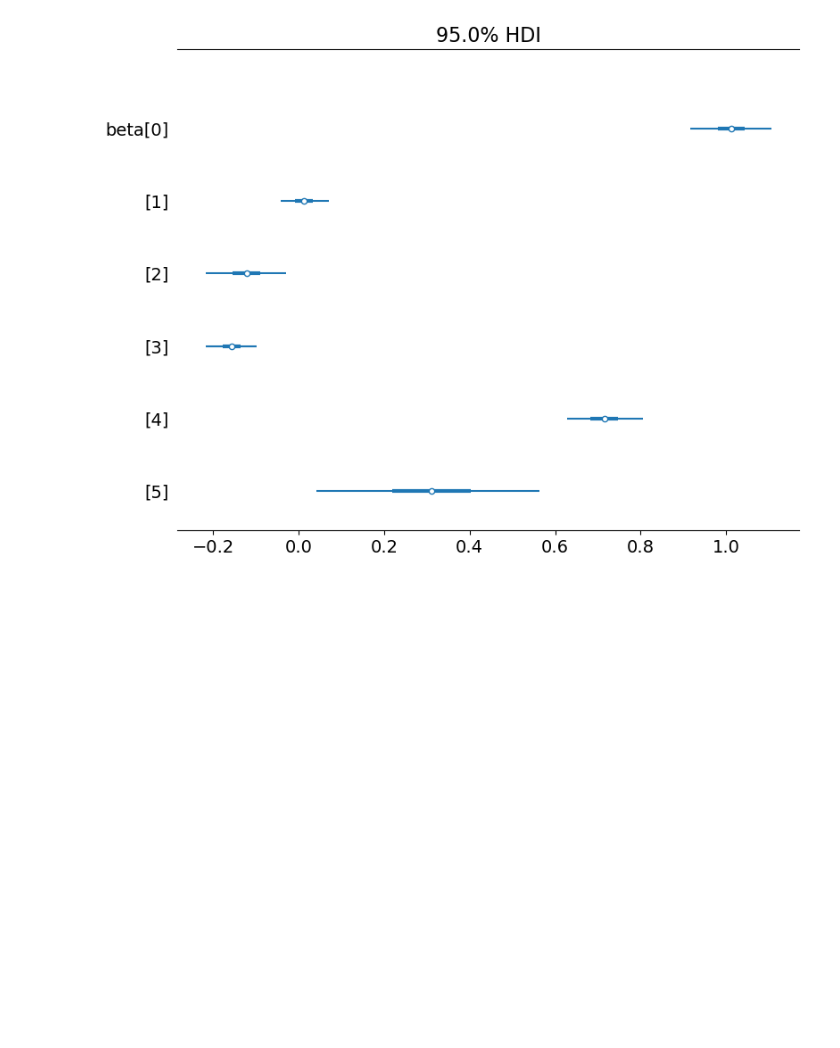
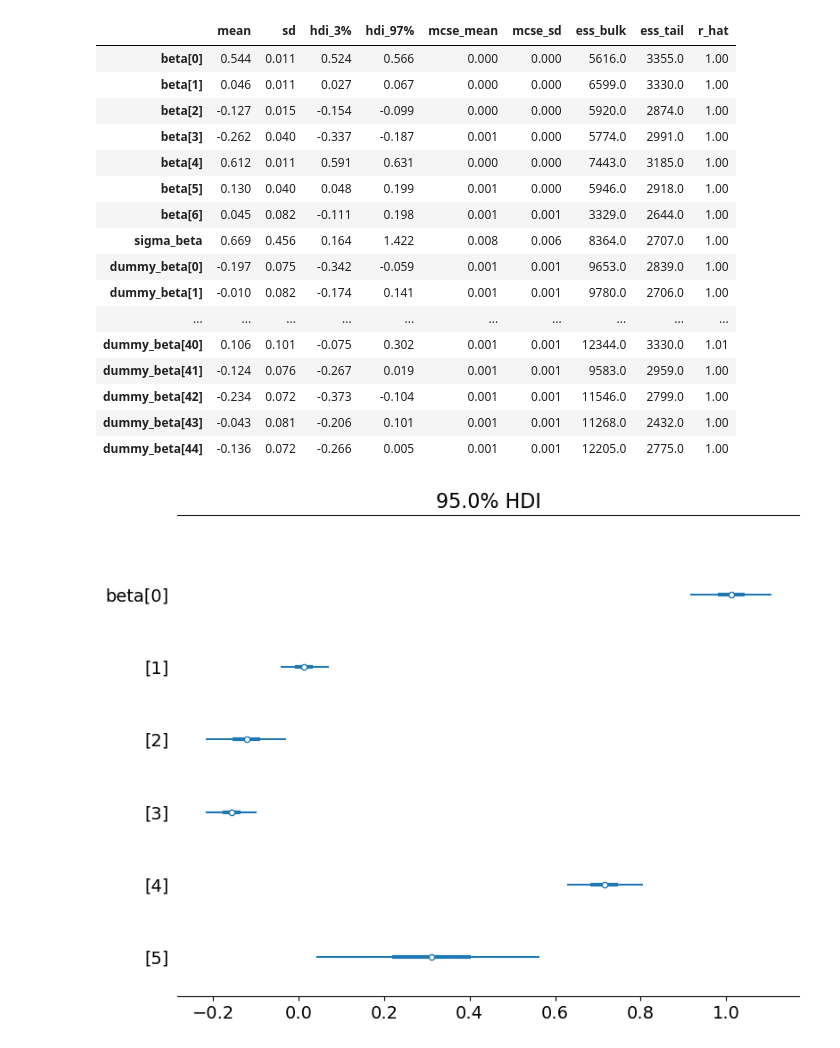
Before and after one commit to venanzjones/Bayesian_Project, a Jupyter notebook: main/Modello/plots.ipynb, the cells around one changed output. Drawn from its saved outputs; the diff is of its cells as text; code cells hidden in the pictures; blank space fills up the shorter version.

```diff
--- a/main/Modello/plots.ipynb
+++ b/main/Modello/plots.ipynb
@@ -21,0 +35,20 @@ p120 = az.from_cmdstanpy(fit120)
+# %%
+az.summary(p120, var_names=["beta"], filter_vars="like")
+# %% [output]
+|  | mean | sd | hdi_3% | hdi_97% | mcse_mean | mcse_sd | ess_bulk | ess_tail | r_hat |
+| beta[0] | 0.544 | 0.011 | 0.524 | 0.566 | 0.000 | 0.000 | 5616.0 | 3355.0 | 1.00 |
+| beta[1] | 0.046 | 0.011 | 0.027 | 0.067 | 0.000 | 0.000 | 6599.0 | 3330.0 | 1.00 |
+| beta[2] | -0.127 | 0.015 | -0.154 | -0.099 | 0.000 | 0.000 | 5920.0 | 2874.0 | 1.00 |
+| beta[3] | -0.262 | 0.040 | -0.337 | -0.187 | 0.001 | 0.000 | 5774.0 | 2991.0 | 1.00 |
+| beta[4] | 0.612 | 0.011 | 0.591 | 0.631 | 0.000 | 0.000 | 7443.0 | 3185.0 | 1.00 |
+| beta[5] | 0.130 | 0.040 | 0.048 | 0.199 | 0.001 | 0.000 | 5946.0 | 2918.0 | 1.00 |
+| beta[6] | 0.045 | 0.082 | -0.111 | 0.198 | 0.001 | 0.001 | 3329.0 | 2644.0 | 1.00 |
+| sigma_beta | 0.669 | 0.456 | 0.164 | 1.422 | 0.008 | 0.006 | 8364.0 | 2707.0 | 1.00 |
+| dummy_beta[0] | -0.197 | 0.075 | -0.342 | -0.059 | 0.001 | 0.001 | 9653.0 | 2839.0 | 1.00 |
+| dummy_beta[1] | -0.010 | 0.082 | -0.174 | 0.141 | 0.001 | 0.001 | 9780.0 | 2706.0 | 1.00 |
+| ... | ... | ... | ... | ... | ... | ... | ... | ... | ... |
+| dummy_beta[40] | 0.106 | 0.101 | -0.075 | 0.302 | 0.001 | 0.001 | 12344.0 | 3330.0 | 1.01 |
+| dummy_beta[41] | -0.124 | 0.076 | -0.267 | 0.019 | 0.001 | 0.001 | 9583.0 | 2959.0 | 1.00 |
+| dummy_beta[42] | -0.234 | 0.072 | -0.373 | -0.104 | 0.001 | 0.001 | 11546.0 | 2799.0 | 1.00 |
+| dummy_beta[43] | -0.043 | 0.081 | -0.206 | 0.101 | 0.001 | 0.001 | 11268.0 | 2432.0 | 1.00 |
+| dummy_beta[44] | -0.136 | 0.072 | -0.266 | 0.005 | 0.001 | 0.001 | 12205.0 | 2775.0 | 1.00 |
```
Also changed, not shown: parts of 3 cells of this notebook, 4 other files.
